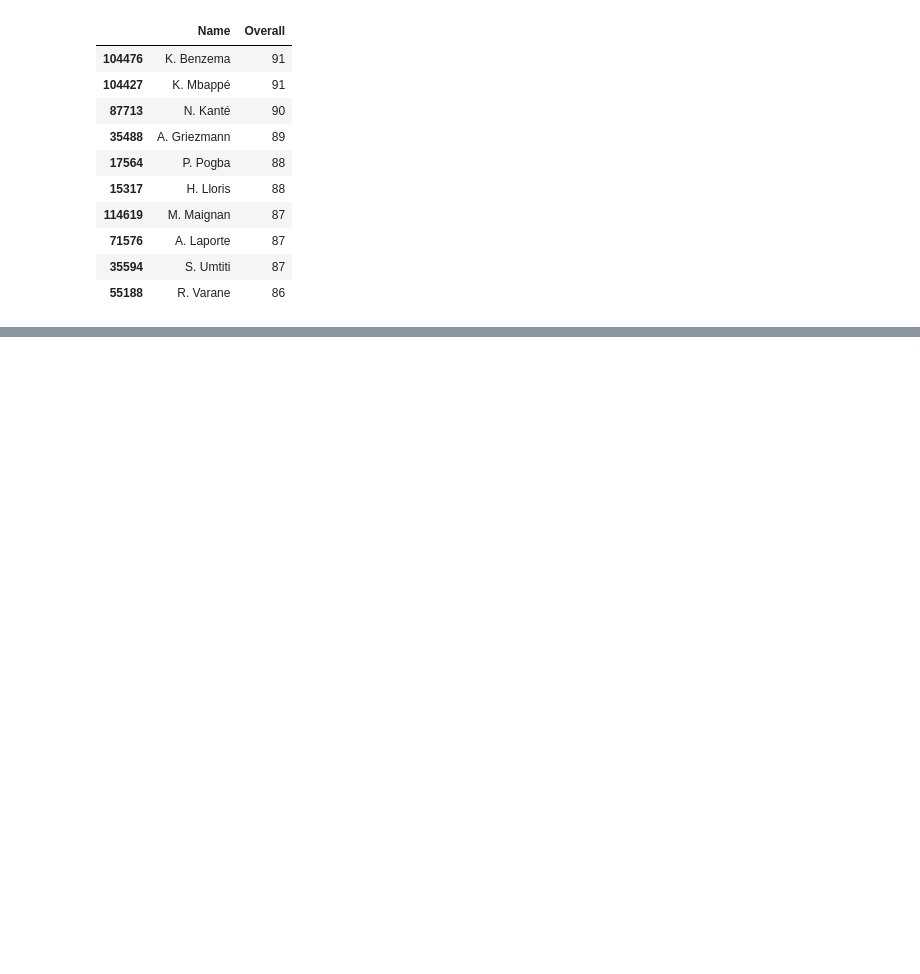
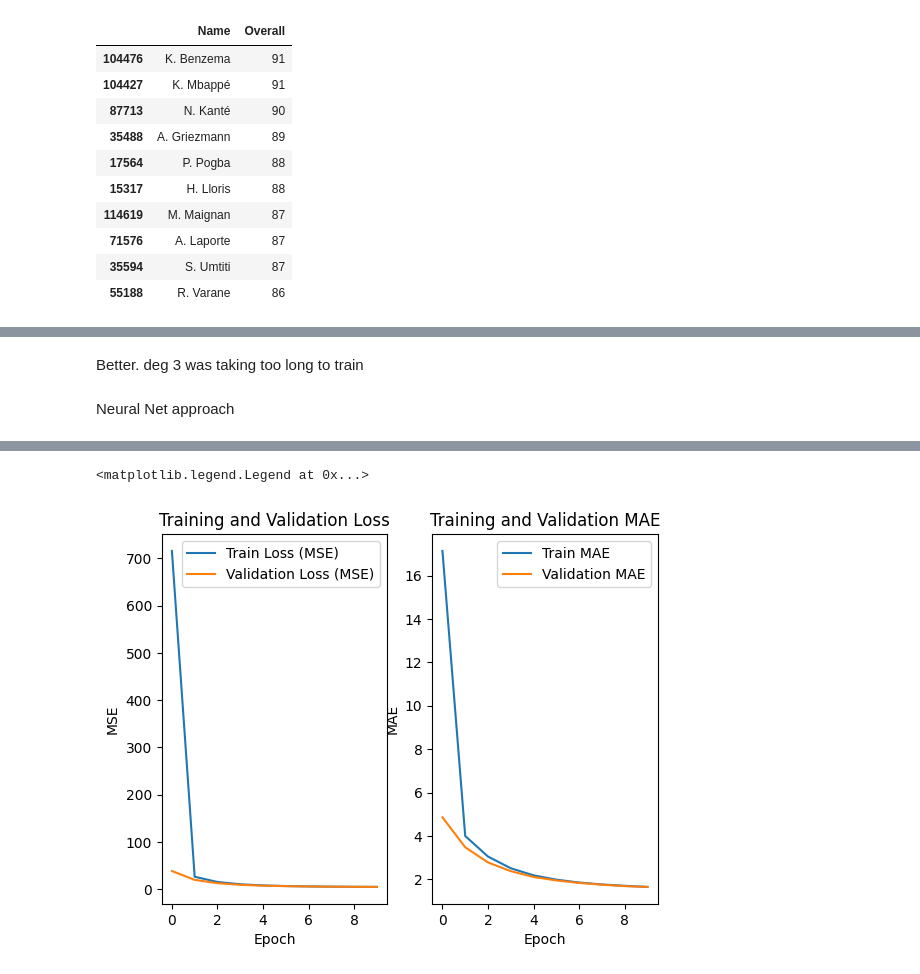
Before and after one commit to LaveshJagwani/s4ds-task-1, a Jupyter notebook: Task 1.ipynb, the cells around one changed output, grey strips where cells are left out. Cells and saved outputs as stored; diff of their text form; code cells hidden in the pictures; blank space fills up the shorter version.

```diff
--- a/Task 1.ipynb
+++ b/Task 1.ipynb
@@ -842,0 +1084,2 @@ nation_perf("France")
+# %%
+df.drop(columns="Wage",inplace=True)
@@ -842,0 +1169,12 @@ nation_perf("France")
+# %%
+from sklearn.tree import DecisionTreeRegressor
+from sklearn.metrics import r2_score, mean_squared_error
+
+dt = DecisionTreeRegressor()
+dt.fit(X_train, y_train)
+y_pred_dt = dt.predict(X_test)
+
+r2_dt = r2_score(y_test, y_pred_dt)
+mse_dt = mean_squared_error(y_test, y_pred_dt)
+
+print("Decision Tree R2 score:", r2_dt, "Mean Squared Error:", mse_dt)
@@ -842,0 +1242,53 @@ nation_perf("France")
+# %% [markdown]
+Better. deg 3 was taking too long to train
+# %% [markdown]
+Neural Net approach
+# %%
+from sklearn.preprocessing import StandardScaler
+
+scaler = StandardScaler()
+X_train = scaler.fit_transform(X_train)
+X_test = scaler.transform(X_test)
+# %%
+import tensorflow as tf
+from tensorflow.keras.models import Sequential
+from tensorflow.keras.layers import Dense
+from tensorflow.keras.optimizers import Adam
+
+model = Sequential([
+    Dense(128, activation='relu', input_shape=(X_train.shape[1],)),
+    Dense(64, activation='relu'),
+    Dense(1)  # Single neuron output, no activation for regression
+])
+batch_size = 256
+
+# Compile model
+model.compile(optimizer=Adam(learning_rate=0.001),
+              loss='mse',  # Mean Squared Error for regression
+              metrics=['mae'])  # Mean Absolute Error as a metric
+history = model.fit(
+    X_train, y_train,
+    validation_data=(X_test, y_test),
+    epochs=10,
+    batch_size=batch_size,
+)
+
+import matplotlib.pyplot as plt
+
+plt.subplot(1, 2, 1)
+plt.plot(history.history['loss'], label='Train Loss (MSE)')
+plt.plot(history.history['val_loss'], label='Validation Loss (MSE)')
+plt.xlabel('Epoch')
+plt.ylabel('MSE')
+plt.title('Training and Validation Loss')
+plt.legend()
+
+# 2. Metric (MAE)
+plt.subplot(1, 2, 2)
+plt.plot(history.history['mae'], label='Train MAE')
+plt.plot(history.history['val_mae'], label='Validation MAE')
+plt.xlabel('Epoch')
+plt.ylabel('MAE')
+plt.title('Training and Validation MAE')
+plt.legend()
+# %% [output]
@@ -842,0 +1315,2 @@ nation_perf("France")
+<matplotlib.legend.Legend at 0x...>
+[figure, added]
```
Also changed, not shown: parts of 43 cells of this notebook.
